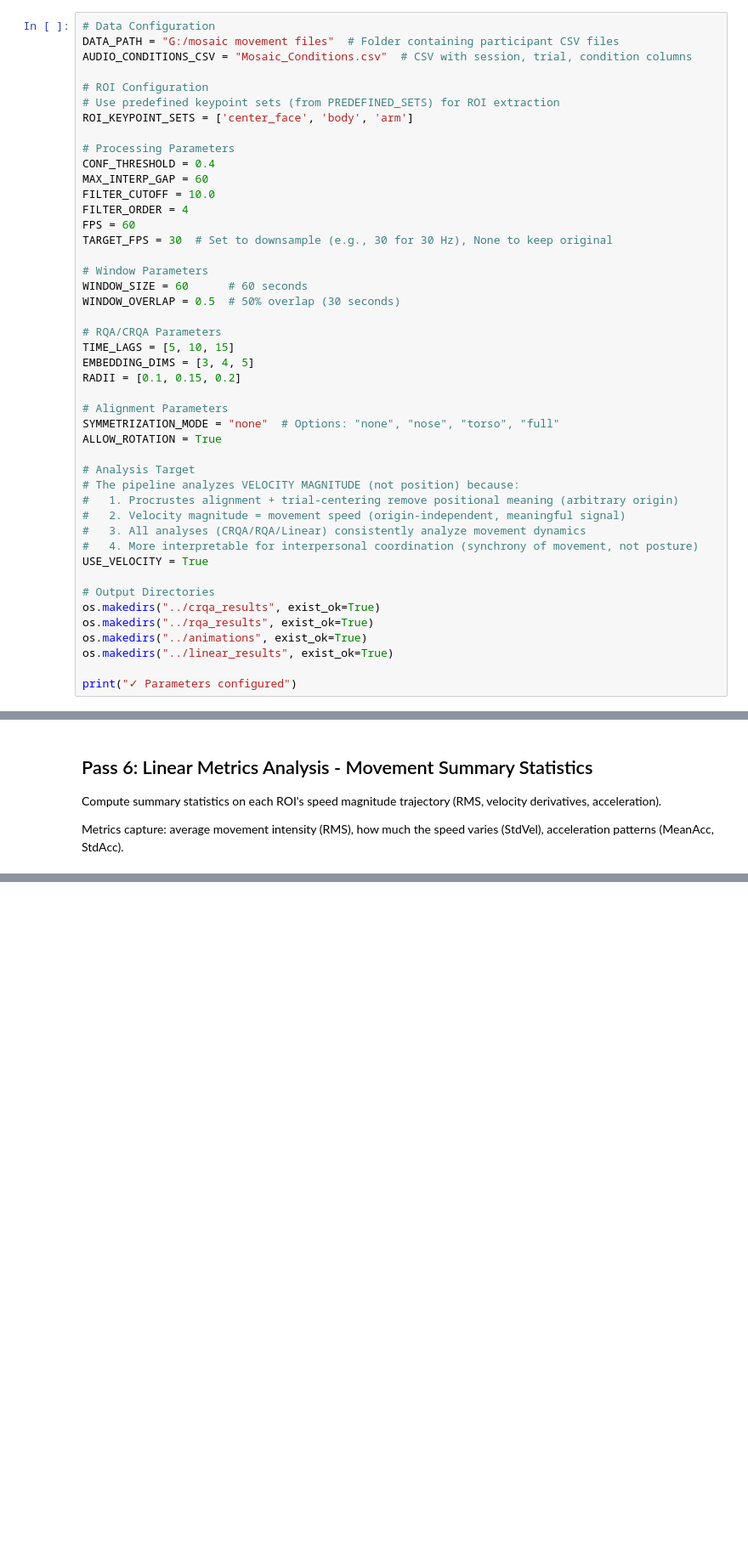
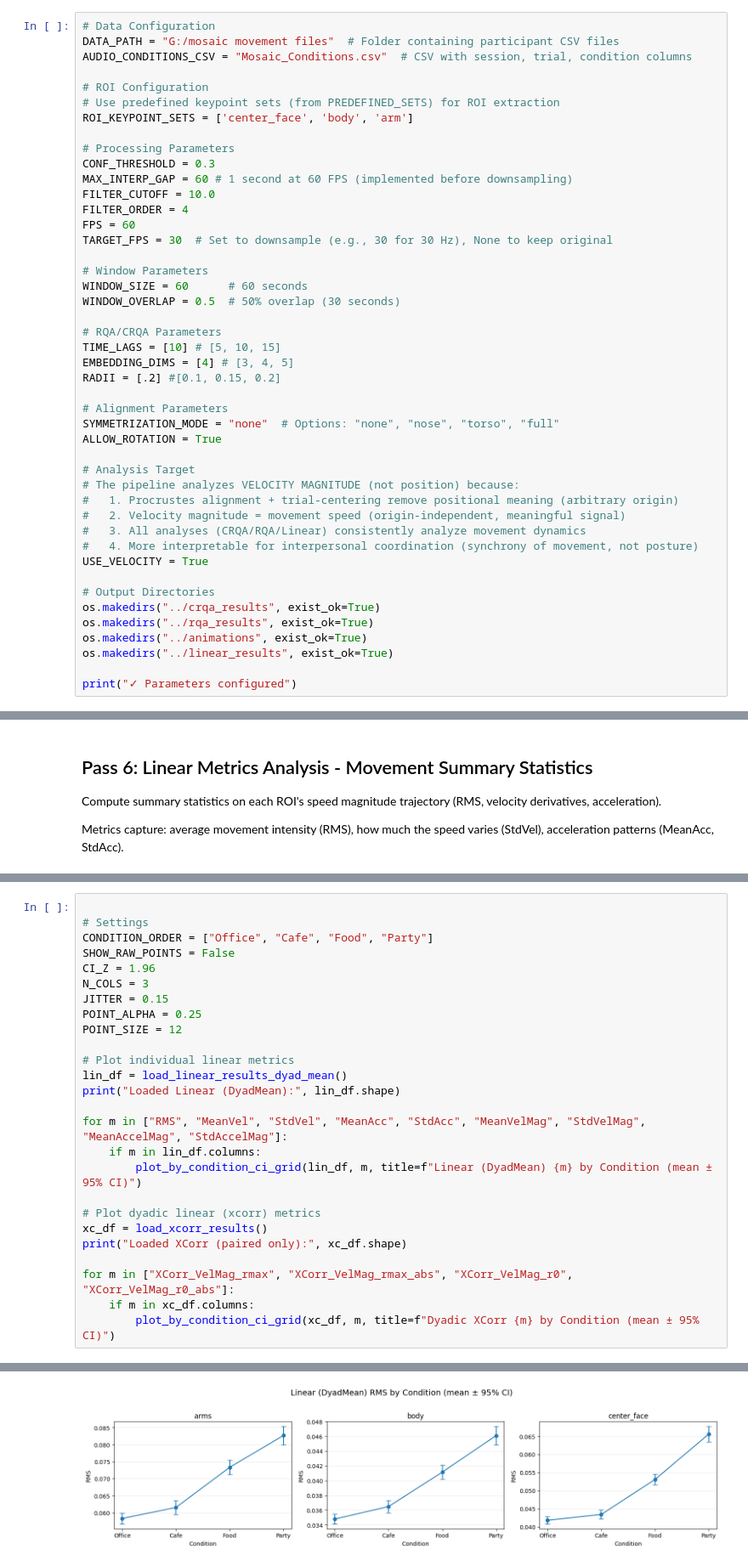
Before and after one commit to MInD-Laboratory/Pose-Dynamics, a Jupyter notebook: projects/Mosaic/notebooks/preprocessing_crqa_linear_metrics.ipynb, the cells around one changed output, grey strips where cells are left out. Shown at 85% size. Saved outputs shown, nothing was run; the diff lists cells and outputs as text; blank space fills up the shorter version.

```diff
--- a/projects/Mosaic/notebooks/preprocessing_crqa_linear_metrics.ipynb
+++ b/projects/Mosaic/notebooks/preprocessing_crqa_linear_metrics.ipynb
@@ -53,8 +53,8 @@ AUDIO_CONDITIONS_CSV = "Mosaic_Conditions.csv"  # CSV with session, trial, condi
 ROI_KEYPOINT_SETS = ['center_face', 'body', 'arm']
 
 # Processing Parameters
-CONF_THRESHOLD = 0.4
-MAX_INTERP_GAP = 60
+CONF_THRESHOLD = 0.3
+MAX_INTERP_GAP = 60 # 1 second at 60 FPS (implemented before downsampling)
 FILTER_CUTOFF = 10.0
 FILTER_ORDER = 4
 FPS = 60
@@ -65,9 +65,9 @@ WINDOW_SIZE = 60      # 60 seconds
 WINDOW_OVERLAP = 0.5  # 50% overlap (30 seconds)
 
 # RQA/CRQA Parameters
-TIME_LAGS = [5, 10, 15]
-EMBEDDING_DIMS = [3, 4, 5]
-RADII = [0.1, 0.15, 0.2]
+TIME_LAGS = [10] # [5, 10, 15]
+EMBEDDING_DIMS = [4] # [3, 4, 5]
+RADII = [.2] #[0.1, 0.15, 0.2]
 
 # Alignment Parameters
 SYMMETRIZATION_MODE = "none"  # Options: "none", "nose", "torso", "full"
@@ -1433,0 +1729,27 @@ plot_crqa_rec_by_params(crqa_df, rec_col="CRQA_REC", title_prefix="CRQA REC")
+# %%
+
+# Settings
+CONDITION_ORDER = ["Office", "Cafe", "Food", "Party"]
+SHOW_RAW_POINTS = False
+CI_Z = 1.96
+N_COLS = 3
+JITTER = 0.15
+POINT_ALPHA = 0.25
+POINT_SIZE = 12
+
+# Plot individual linear metrics
+lin_df = load_linear_results_dyad_mean()
+print("Loaded Linear (DyadMean):", lin_df.shape)
+
+for m in ["RMS", "MeanVel", "StdVel", "MeanAcc", "StdAcc", "MeanVelMag", "StdVelMag", "MeanAccelMag", "StdAccelMag"]:
+    if m in lin_df.columns:
+        plot_by_condition_ci_grid(lin_df, m, title=f"Linear (DyadMean) {m} by Condition (mean ± 95% CI)")
+
+# Plot dyadic linear (xcorr) metrics
+xc_df = load_xcorr_results()
+print("Loaded XCorr (paired only):", xc_df.shape)
+
+for m in ["XCorr_VelMag_rmax", "XCorr_VelMag_rmax_abs", "XCorr_VelMag_r0", "XCorr_VelMag_r0_abs"]:
+    if m in xc_df.columns:
+        plot_by_condition_ci_grid(xc_df, m, title=f"Dyadic XCorr {m} by Condition (mean ± 95% CI)")
+# %% [output]
@@ -1433,0 +1757 @@ plot_crqa_rec_by_params(crqa_df, rec_col="CRQA_REC", title_prefix="CRQA REC")
+[figure, added]
```
Also changed, not shown: parts of 27 cells of this notebook, 2 other files.
